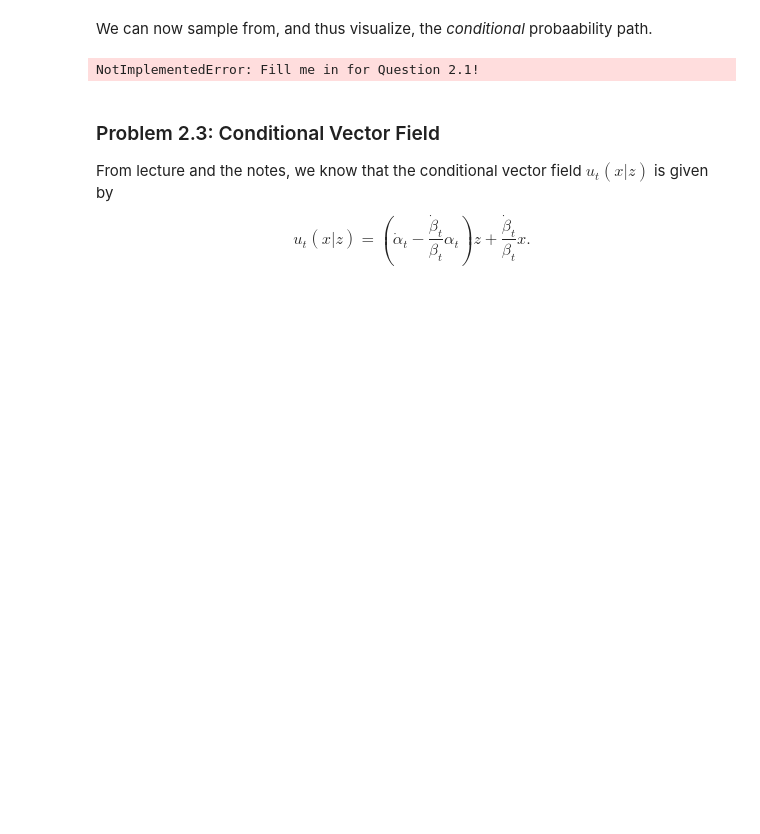
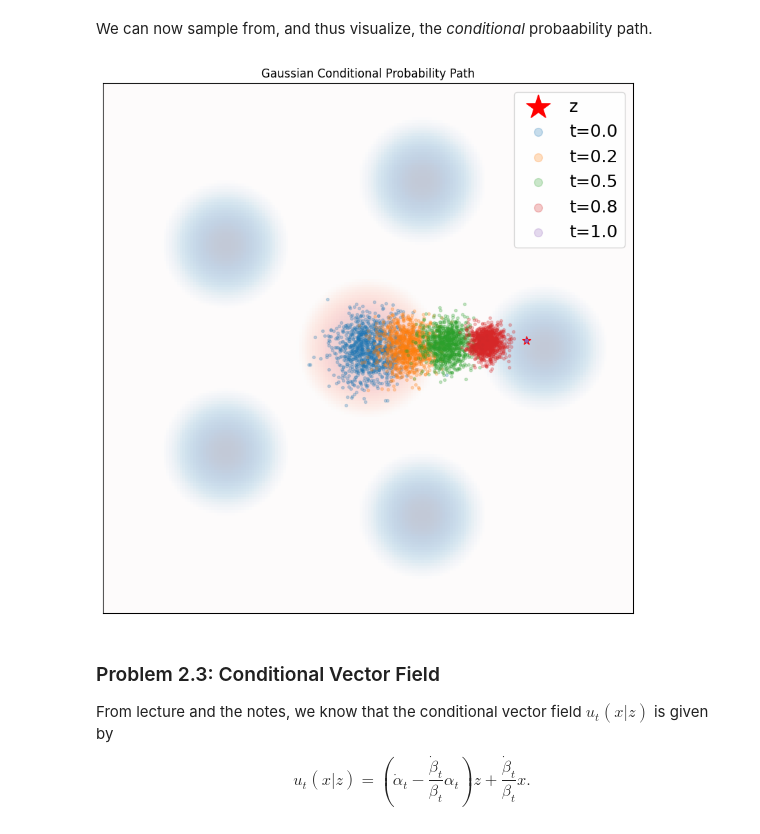
Before and after one commit to dprovaso/Diffusion-model-with-pytorch, a Jupyter notebook: lab_two.ipynb, the cells around one changed output. Saved outputs shown, nothing was run; the diff lists cells and outputs as text; code cells hidden in the pictures; blank space fills up the shorter version.

Commit message:
Simulating conditional marginal vectors and probability paths

```diff
--- a/lab_two.ipynb
+++ b/lab_two.ipynb
@@ -101,6 +101,7 @@ class Gaussian(torch.nn.Module, Sampleable, Density):
 class GaussianMixture(torch.nn.Module, Sampleable, Density):
     """
     Two-dimensional Gaussian mixture model, and is a Density and a Sampleable. Wrapper around torch.distributions.MixtureSameFamily.
+    Necessary to define a multivariate gaussian for each value of t (discrete time steps) x ~ N(alpha_t z, beta_t^2 I_d)
     """
     def __init__(
         self,
@@ -145,16 +146,28 @@ class GaussianMixture(torch.nn.Module, Sampleable, Density):
     def random_2D(
         cls, nmodes: int, std: float, scale: float = 10.0, x_offset: float = 0.0, seed = 0.0
     ) -> "GaussianMixture":
+        """
+        Randomly initializes the means and covariances of the Gaussian mixture.
+
+        Note: cls is the class itself, i.e. GaussianMixture, not an instance of the class.
+        It's the first parameter of a class method, just like self is the first parameter of an instance method.
+        Using cls makes the method work with inheritance: if a subclass of GaussianMixture implements a different random_2D method,
+        the subclass's method will be used instead of the parent class's.
+
+        """
         torch.manual_seed(seed)
         means = (torch.rand(nmodes, 2) - 0.5) * scale + x_offset * torch.Tensor([1.0, 0.0])
         covs = torch.diag_embed(torch.ones(nmodes, 2)) * std ** 2
         weights = torch.ones(nmodes)
-        return cls(means, covs, weights)
+        return cls(means, covs, weights) # Same as: GaussianMixture(means, covs, weights)
 
     @classmethod
     def symmetric_2D(
         cls, nmodes: int, std: float, scale: float = 10.0, x_offset: float = 0.0
     ) -> "GaussianMixture":
+        """
+        Initializes a Gaussian mixture with equal weights and means on the unit circle.
+        """
         angles = torch.linspace(0, 2 * np.pi, nmodes + 1)[:nmodes]
         means = torch.stack([torch.cos(angles), torch.sin(angles)], dim=1) * scale + torch.Tensor([1.0, 0.0]) * x_offset
         covs = torch.diag_embed(torch.ones(nmodes, 2) * std ** 2)
@@ -460,12 +476,12 @@ Let's get started by implementing $\alpha_t$ and $\beta_t$. We can think of thes
 class Alpha(ABC):
     def __init__(self):
         # Check alpha_t(0) = 0
-        assert torch.allclose(
-            self(torch.zeros(1,1)), torch.zeros(1,1)
+        assert torch.allclose( ## torch.allclose() checks if two tensors are element-wise close within a tolerance.
+            self(torch.zeros(1,1)), torch.zeros(1,1) ## torch.ones(1,1) creates a 1x1 tensor with all elements set to 0.
         )
         # Check alpha_1 = 1
         assert torch.allclose(
-            self(torch.ones(1,1)), torch.ones(1,1)
+            self(torch.ones(1,1)), torch.ones(1,1)  ## torch.ones(1,1) creates a 1x1 tensor with all elements set to 1.
         )
 
     @abstractmethod
@@ -486,6 +502,9 @@ class Alpha(ABC):
             - t: time (num_samples, 1)
         Returns:
             - d/dt alpha_t (num_samples, 1)
+        Note:
+              vmap vectorizes the function over the batch dimension and pushes it to the device.
+              jacrev computes the jacobian of the function with respect to the input.
         """
         t = t.unsqueeze(1) # (num_samples, 1, 1)
         dt = vmap(jacrev(self))(t) # (num_samples, 1, 1, 1, 1)
@@ -541,6 +560,7 @@ class LinearAlpha(Alpha):
         Returns:
             - alpha_t (num_samples, 1)
         """
+        return t
         raise NotImplementedError("Fill me in for Question 2.1!")
 
     def dt(self, t: torch.Tensor) -> torch.Tensor:
@@ -564,6 +584,7 @@ class SquareRootBeta(Beta):
         Returns:
             - beta_t (num_samples, 1)
         """
+        return torch.sqrt(1 - t)
         raise NotImplementedError("Fill me in for Question 2.1!")
 
     def dt(self, t: torch.Tensor) -> torch.Tensor:
@@ -582,6 +603,7 @@ class GaussianConditionalProbabilityPath(ConditionalProbabilityPath):
     def __init__(self, p_data: Sampleable, alpha: Alpha, beta: Beta):
         p_simple = Gaussian.isotropic(p_data.dim, 1.0)
         super().__init__(p_simple, p_data)
+        ## super() lets you call parent class methods from a subclass, which is essential for proper initialization and method overriding in object-oriented Python.
         self.alpha = alpha
         self.beta = beta
 
@@ -604,6 +626,7 @@ class GaussianConditionalProbabilityPath(ConditionalProbabilityPath):
         Returns:
             - x: samples from p_t(x|z), (num_samples, dim)
         """
+        return z * self.alpha(t) + torch.randn_like(z) * self.beta(t)
         raise NotImplementedError("Fill me in for Question 2.2!")
 
     def conditional_vector_field(self, x: torch.Tensor, z: torch.Tensor, t: torch.Tensor) -> torch.Tensor:
@@ -617,6 +640,7 @@ class GaussianConditionalProbabilityPath(ConditionalProbabilityPath):
         Returns:
             - conditional_vector_field: conditional vector field (num_samples, dim)
         """
+        return (self.alpha.dt(t)-self.beta.dt(t)*self.alpha(t)/self.beta(t)) * z + (self.beta.dt(t)/self.beta(t))*x
         raise NotImplementedError("Fill me in for Question 2.3!")
 
     def conditional_score(self, x: torch.Tensor, z: torch.Tensor, t: torch.Tensor) -> torch.Tensor:
@@ -652,35 +676,35 @@ x_bounds = [-scale,scale]
 y_bounds = [-scale,scale]
 
 plt.figure(figsize=(10,10))
 plt.xlim(*x_bounds)
 plt.ylim(*y_bounds)
 plt.title('Gaussian Conditional Probability Path')
 
 # Plot source and target
 imshow_density(density=p_simple, x_bounds=x_bounds, y_bounds=y_bounds, bins=200, vmin=-10, alpha=0.25, cmap=plt.get_cmap('Reds'))
 imshow_density(density=p_data, x_bounds=x_bounds, y_bounds=y_bounds, bins=200, vmin=-10, alpha=0.25, cmap=plt.get_cmap('Blues'))
 
 # Sample conditioning variable z
 z = path.sample_conditioning_variable(1) # (1,2)
-ts = torch.linspace(0.0, 1.0, 7).to(device)
+ts = torch.linspace(0.0, 1.0, 5).to(device)
 
 # Plot z
 plt.scatter(z[:,0].cpu(), z[:,1].cpu(), marker='*', color='red', s=75, label='z')
 plt.xticks([])
 plt.yticks([])
 
 # Plot conditional probability path at each intermediate t
 num_samples = 1000
 for t in ts:
     zz = z.expand(num_samples, 2)
     tt = t.unsqueeze(0).expand(num_samples, 1) # (samples, 1)
     samples = path.sample_conditional_path(zz, tt) # (samples, 2)
     plt.scatter(samples[:,0].cpu(), samples[:,1].cpu(), alpha=0.25, s=8, label=f't={t.item():.1f}')
 
 plt.legend(prop={'size': 18}, markerscale=3)
 plt.show()
 # %% [output]
-NotImplementedError: Fill me in for Question 2.1!
+[figure, added]
 # %% [markdown]
 ### Problem 2.3: Conditional Vector Field
 From lecture and the notes, we know that the conditional vector field $u_t(x|z)$ is given by
```
Also changed, not shown: parts of 4 cells of this notebook.
